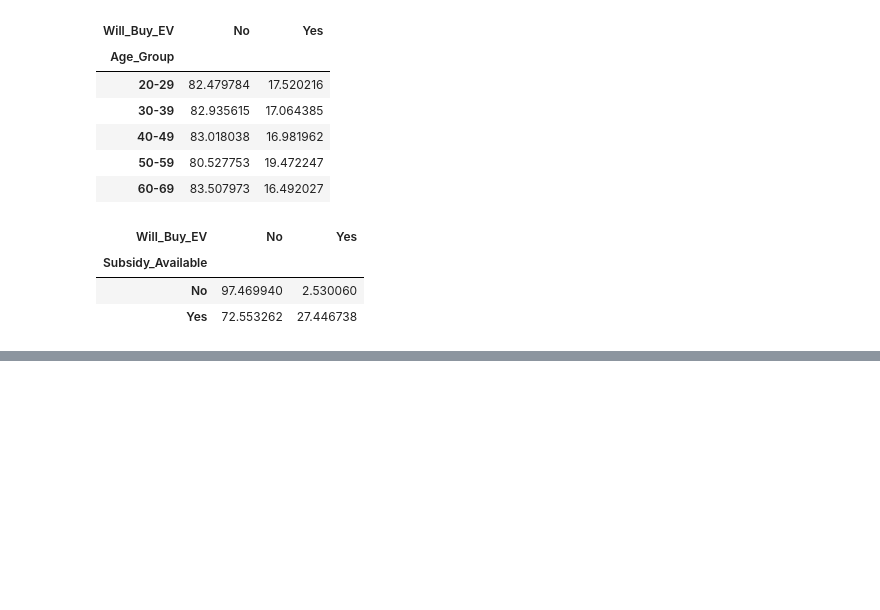
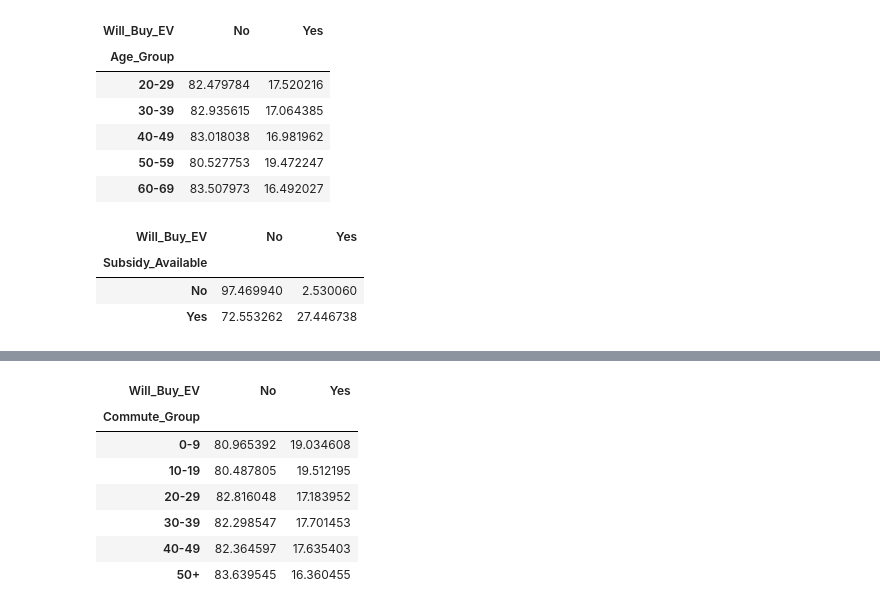
Before and after one commit to LakshmanGnanasambandan/Understanding-EV-Adoption, a Jupyter notebook: eda/01_Data_Profiling.ipynb, the cells around one changed output, grey strips where cells are left out. Saved outputs shown, nothing was run; the diff lists cells and outputs as text; code cells hidden in the pictures; blank space fills up the shorter version.

```diff
--- a/eda/01_Data_Profiling.ipynb
+++ b/eda/01_Data_Profiling.ipynb
@@ -277,0 +278,25 @@ pd.crosstab(
+# %%
+bins = [0, 10, 20, 30, 40, 50, float("inf")]
+labels = ["0-9", "10-19", "20-29", "30-39", "40-49", "50+"]
+
+df["Commute_Group"] = pd.cut(
+    df["Daily_Commute_km"],
+    bins=bins,
+    labels=labels,
+    right=False
+)
+
+pd.crosstab(
+    df["Commute_Group"],
+    df["Will_Buy_EV"],
+    normalize="index"
+) * 100
+# %% [output]
+| Will_Buy_EV | No | Yes |
+| Commute_Group |  |  |
+| 0-9 | 80.965392 | 19.034608 |
+| 10-19 | 80.487805 | 19.512195 |
+| 20-29 | 82.816048 | 17.183952 |
+| 30-39 | 82.298547 | 17.701453 |
+| 40-49 | 82.364597 | 17.635403 |
+| 50+ | 83.639545 | 16.360455 |
```
Also changed, not shown: parts of 88 cells of this notebook, 4 other files.
